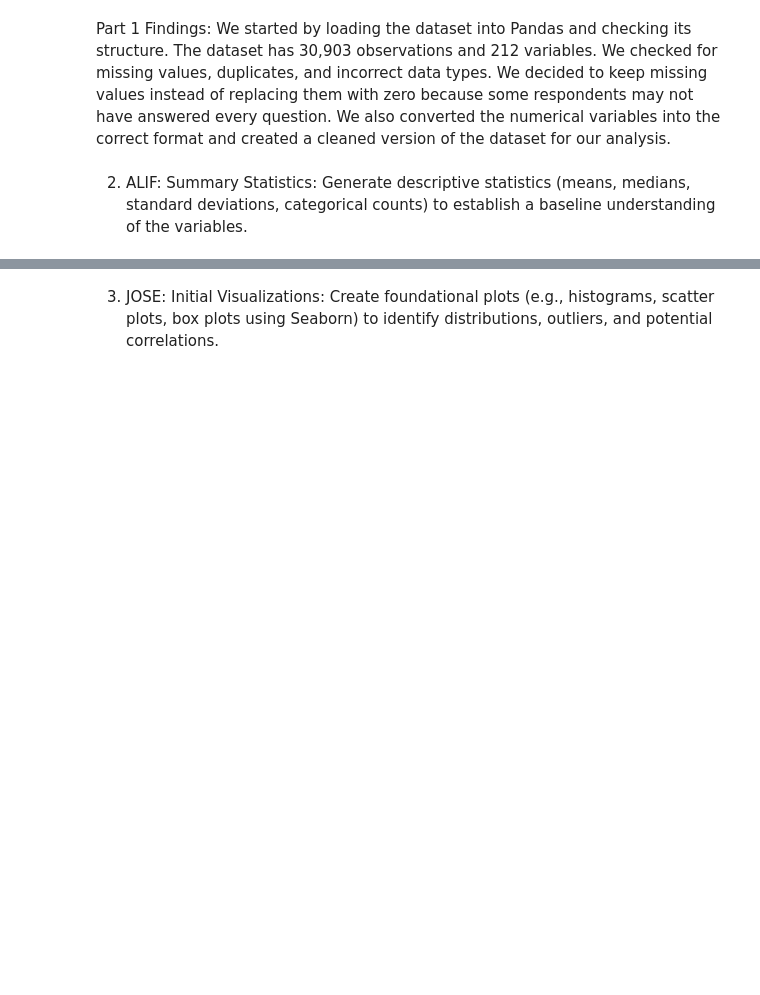
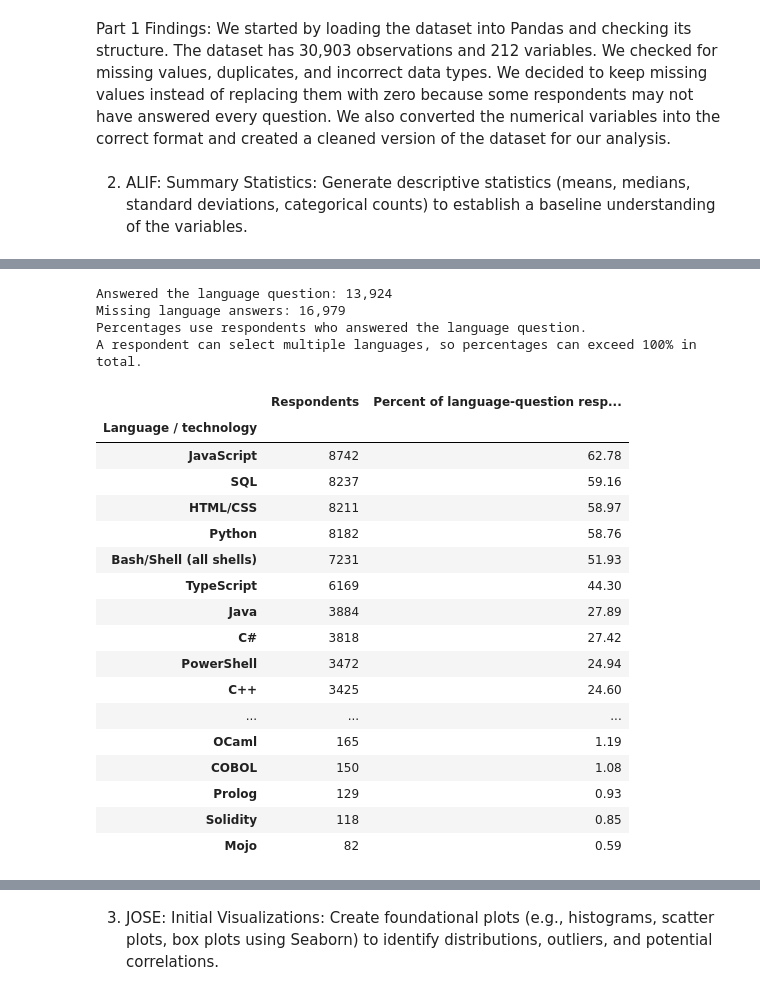
Before and after one commit to Paradise166/cmpsc105-project, a Jupyter notebook: analysis.ipynb, the cells around one changed output, grey strips where cells are left out. Drawn from its saved outputs; the diff is of its cells as text; code cells hidden in the pictures; blank space fills up the shorter version.

```diff
--- a/analysis.ipynb
+++ b/analysis.ipynb
@@ -171,0 +337,49 @@ We started by loading the dataset into Pandas and checking its structure. The da
+# %%
+# Alif: Count respondents who reported using each language.
+language_answers = clean["LanguagesHaveWorkedWith"].dropna()
+
+# "Python;SQL" contributes once to Python and once to SQL.
+language_indicators = language_answers.str.get_dummies(sep=";")
+language_counts = language_indicators.sum().sort_values(ascending=False)
+
+language_summary = pd.DataFrame({
+    "Respondents": language_counts,
+    "Percent of language-question respondents (%)": (
+        language_counts / len(language_answers) * 100
+    ).round(2)
+})
+language_summary.index.name = "Language / technology"
+
+print(f"Answered the language question: {len(language_answers):,}")
+print(
+    f"Missing language answers: "
+    f"{clean['LanguagesHaveWorkedWith'].isna().sum():,}"
+)
+print("Percentages use respondents who answered the language question.")
+print("A respondent can select multiple languages, so percentages can exceed 100% in total.")
+
+with pd.option_context("display.max_rows", None):
+    display(language_summary)
+# %% [output]
+Answered the language question: 13,924
+Missing language answers: 16,979
+Percentages use respondents who answered the language question.
+A respondent can select multiple languages, so percentages can exceed 100% in total.
+|  | Respondents | Percent of language-question resp... |
+| Language / technology |  |  |
+| JavaScript | 8742 | 62.78 |
+| SQL | 8237 | 59.16 |
+| HTML/CSS | 8211 | 58.97 |
+| Python | 8182 | 58.76 |
+| Bash/Shell (all shells) | 7231 | 51.93 |
+| TypeScript | 6169 | 44.30 |
+| Java | 3884 | 27.89 |
+| C# | 3818 | 27.42 |
+| PowerShell | 3472 | 24.94 |
+| C++ | 3425 | 24.60 |
+| ... | ... | ... |
+| OCaml | 165 | 1.19 |
+| COBOL | 150 | 1.08 |
+| Prolog | 129 | 0.93 |
+| Solidity | 118 | 0.85 |
+| Mojo | 82 | 0.59 |
```
Also changed, not shown: parts of 3 cells of this notebook.
